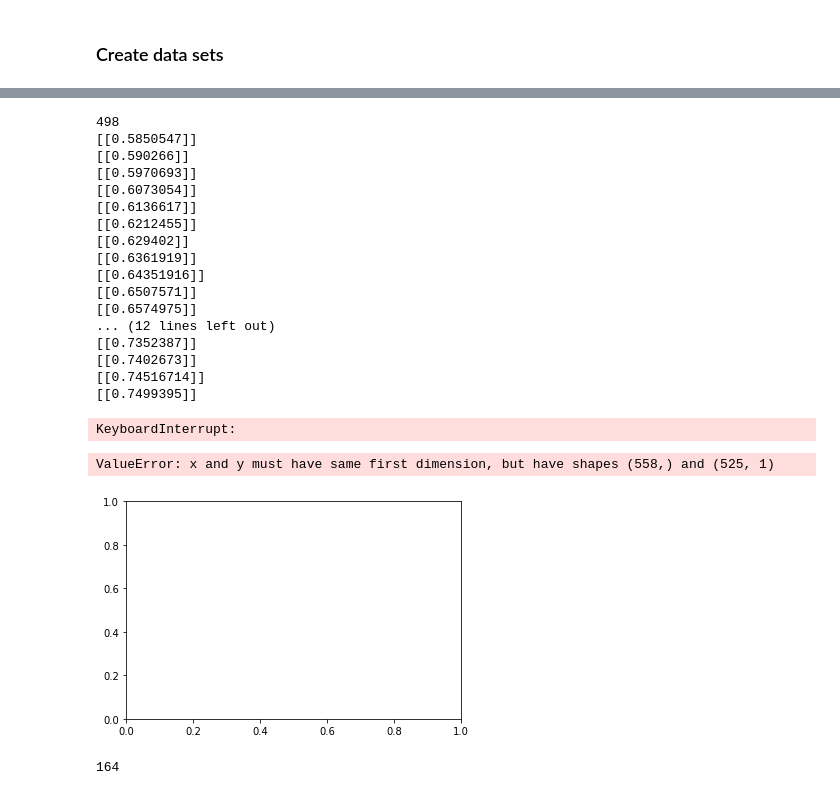
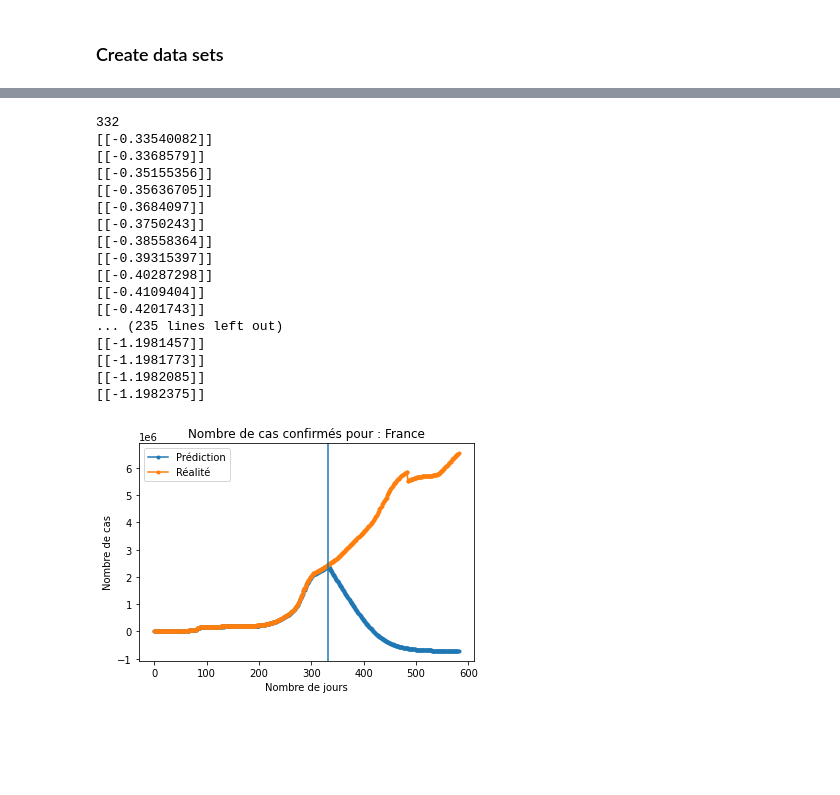
Before and after one commit to Alex2mars/UQAC_Forage_Projet_Covid, a Jupyter notebook: covid_predict.ipynb, the cells around one changed output, grey strips where cells are left out. Drawn from its saved outputs; the diff is of its cells as text; code cells hidden in the pictures; blank space fills up the shorter version.

```diff
--- a/covid_predict.ipynb
+++ b/covid_predict.ipynb
@@ -269,7 +269,7 @@ for i in range(days):
 # %% [markdown]
 # Variables multi-dimensionnelles
 # %%
-time_steps = 3
+time_steps = 2
 n_features = 2
 # %% [markdown]
 ### Get new data
@@ -325,7 +325,7 @@ scaled_stringency = stringency_scaler.transform(np.array(stringency_index_values
 # %%
 multi_data = list(zip(scaled_confirmed, scaled_stringency))
 # %%
-multi_train, multi_test, _ = create_lstm_sets(multi_data, time_steps, scale=False)
+multi_train, multi_test, _ = create_lstm_sets(multi_data, time_steps, scale=False, train_percent=0.5)
 multi_trainX, multi_trainY = multi_train
 multi_testX, multi_testY = multi_test
 # %%
@@ -368,11 +368,11 @@ display_plot_lstm(multi_lstm, deaths_scaler, multi_trainX, multi_trainY, multi_t
 # %%
-days = 60
+n_days = 250
 predictions = []
 test = multi_trainX[-1]
 test = test.reshape(-1, time_steps, n_features)
 start_day = len(multi_trainX)
 print(start_day)
-for i in range(days):
+for i in range(n_days):
     pred = multi_lstm.predict(test)
     predictions.append(pred[0][0])
 
@@ -383,40 +383,36 @@ for i in range(days):
 
     print(pred)
 # %% [output]
-498
-[[0.5850547]]
-[[0.590266]]
-[[0.5970693]]
-[[0.6073054]]
-[[0.6136617]]
-[[0.6212455]]
-[[0.629402]]
-[[0.6361919]]
-[[0.64351916]]
-[[0.6507571]]
-[[0.6574975]]
-... (12 lines left out)
-[[0.7352387]]
-[[0.7402673]]
-[[0.74516714]]
-[[0.7499395]]
+332
+[[-0.33540082]]
+[[-0.3368579]]
+[[-0.35155356]]
+[[-0.35636705]]
+[[-0.3684097]]
+[[-0.3750243]]
+[[-0.38558364]]
+[[-0.39315397]]
+[[-0.40287298]]
+[[-0.4109404]]
+[[-0.4201743]]
+... (235 lines left out)
+[[-1.1981457]]
+[[-1.1981773]]
+[[-1.1982085]]
+[[-1.1982375]]
-KeyboardInterrupt:
 # %%
 predicted_plot = np.concatenate((confirmed_trainX[:start_day].reshape((-1,)), predictions))
 predicted_plot = confirmed_scaler.inverse_transform(predicted_plot.reshape((-1, 1)))
 
-days = np.concatenate((list(range(start_day)), np.array([day for day in range(start_day, start_day+60)])))
+days = np.concatenate((list(range(start_day)), np.array([day for day in range(start_day, start_day+n_days)])))
 # %%
-plt.plot(days, predicted_plot, '.-')
-#plt.plot(days, confirmed_country_values[:start_day+59], '.-')
+plt.plot(days, predicted_plot, '.-', label="Prédiction")
+plt.plot(days, confirmed_country_values[:start_day+n_days], '.-', label="Réalité")
+plt.legend()
+plt.axvline(start_day)
 plt.title("Nombre de cas confirmés pour : " + country)
 plt.xlabel("Nombre de jours")
 plt.ylabel("Nombre de cas")
 plt.show()
 # %% [output]
-ValueError: x and y must have same first dimension, but have shapes (558,) and (525, 1)
-[figure, old version]
+[figure, new version]
-# %%
-len(multi_testY)
-# %% [output]
-164
```
Also changed, not shown: parts of 3 cells of this notebook.
